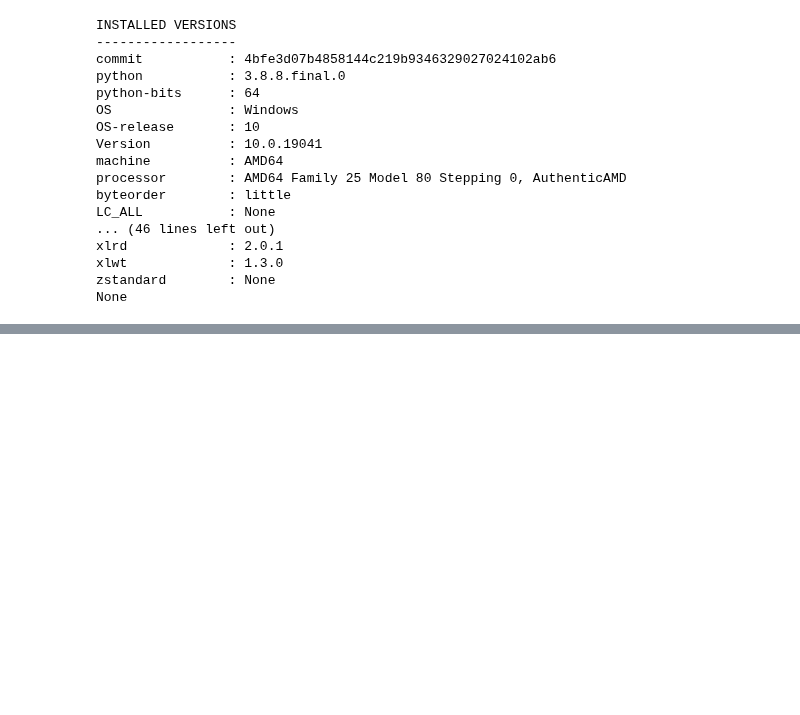
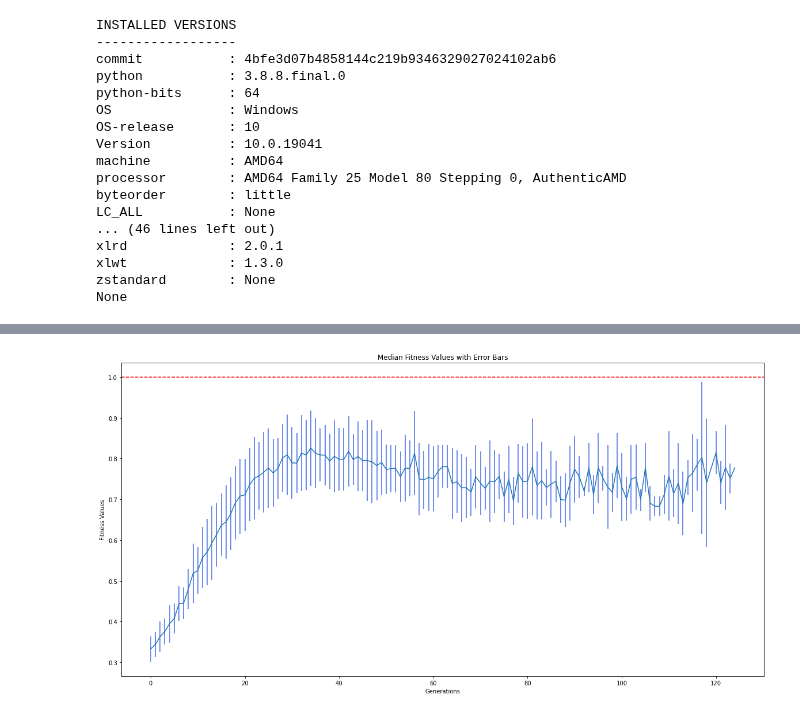
Before and after one commit to PedroDBRibeiro/CIFO_Project2022, a Jupyter notebook: Untitled.ipynb, the cells around one changed output, grey strips where cells are left out. Saved outputs shown, nothing was run; the diff lists cells and outputs as text; code cells hidden in the pictures; blank space fills up the shorter version.

```diff
--- a/Untitled.ipynb
+++ b/Untitled.ipynb
@@ -38,3 +35,16 @@ None
+# %%
+def fitness_evaluation(df):
+    df = copy.deepcopy(df)
+    df.rename(columns = {0:'difficulty', 1:'generation',2:'fitness'}, inplace = True)
+    df_group = df.groupby('generation')['fitness'].agg(['std', 'mean','max'])
+
+    fig = plt.figure(figsize=(20,10))
+    plt.title('Median Fitness Values with Error Bars')
+    plt.xlabel('Generations')
+    plt.ylabel('Fitness Values')
+    plt.axhline(y = 1, color = 'r', linestyle = '--')
+    plt.errorbar(df_group.index, df_group['mean'], yerr = df_group['std'],ecolor = 'royalblue')
+    plt.show()
 # %%
-df_results = pd.read_excel (r'results.xlsx')
-df_time = pd.read_excel (r'time_analysis.xlsx')
+df_results_tournament = pd.read_excel (r'Results/results_tournament2.xlsx')
+df_time_tournament = pd.read_excel (r'Results/time_analysis_tournament2.xlsx')
@@ -93,0 +56,4 @@ fig.show()
+# %%
+fitness_evaluation(df_results_tournament)
+# %% [output]
+[figure, added]
```
Also changed, not shown: parts of 15 cells of this notebook, 20 other files.
